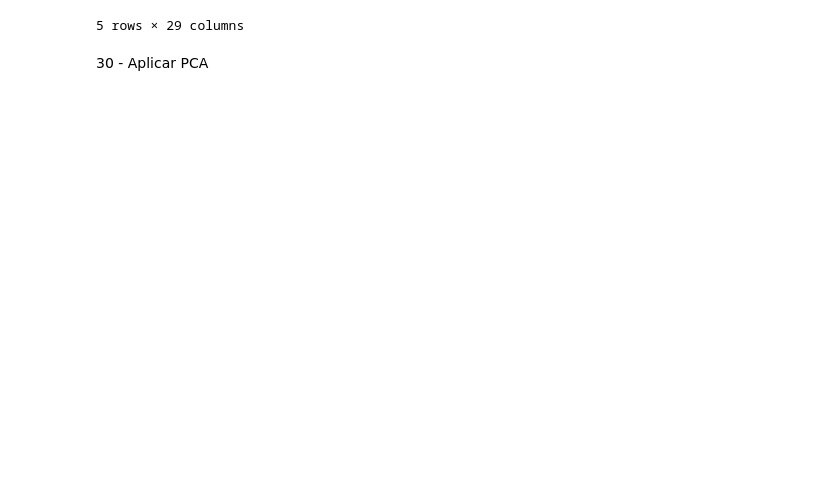
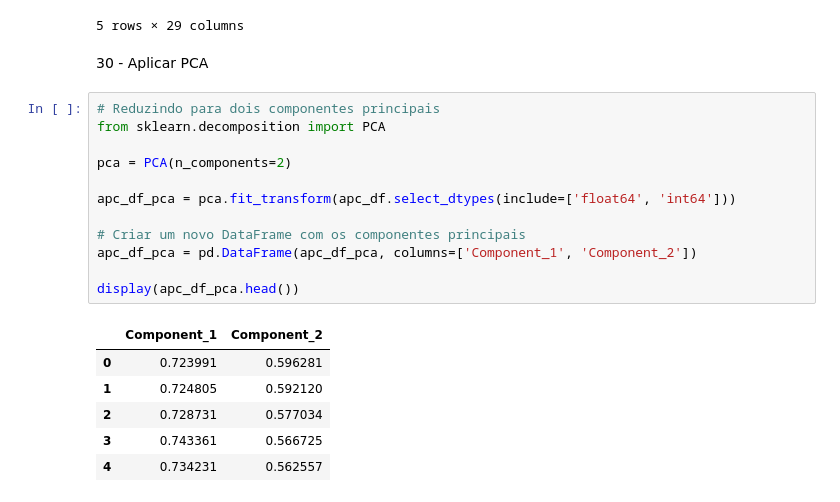
Before and after one commit to NathanMagno/energy-consumers-data, a Jupyter notebook: cp04.ipynb, the cells around one changed output. Cells and saved outputs as stored; diff of their text form; blank space fills up the shorter version.

```diff
--- a/cp04.ipynb
+++ b/cp04.ipynb
@@ -464,3 +464,22 @@ display(apc_df.head())
 5 rows × 29 columns
 # %% [markdown]
 30 - Aplicar PCA
+# %%
+# Reduzindo para dois componentes principais
+from sklearn.decomposition import PCA
+
+pca = PCA(n_components=2)
+
+apc_df_pca = pca.fit_transform(apc_df.select_dtypes(include=['float64', 'int64']))
+
+# Criar um novo DataFrame com os componentes principais
+apc_df_pca = pd.DataFrame(apc_df_pca, columns=['Component_1', 'Component_2'])
+
+display(apc_df_pca.head())
+# %% [output]
+|  | Component_1 | Component_2 |
+| 0 | 0.723991 | 0.596281 |
+| 1 | 0.724805 | 0.592120 |
+| 2 | 0.728731 | 0.577034 |
+| 3 | 0.743361 | 0.566725 |
+| 4 | 0.734231 | 0.562557 |
```
Also changed, not shown: parts of 2 cells of this notebook.
